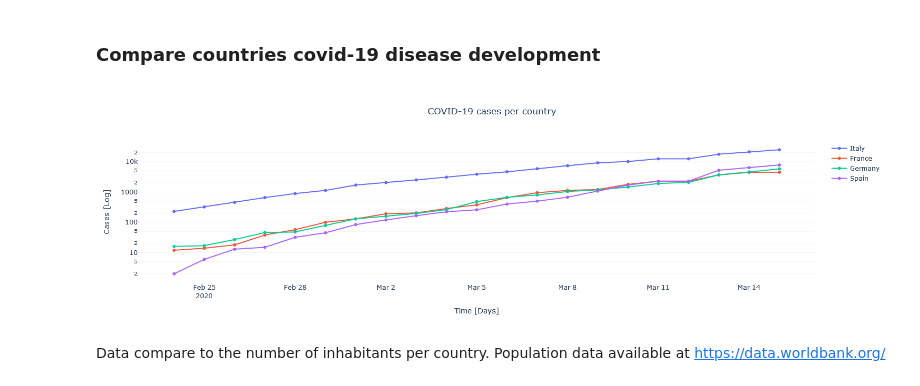
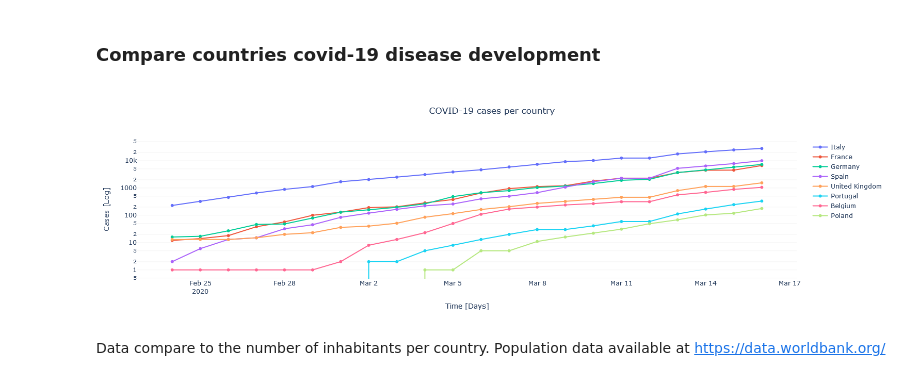
Before and after one commit to jsayri/analysis, a Jupyter notebook: COVID19_analysis/countries_comparison.ipynb, the cells around one changed output. Cells and saved outputs as stored; diff of their text form; code cells hidden in the pictures.

```diff
--- a/COVID19_analysis/countries_comparison.ipynb
+++ b/COVID19_analysis/countries_comparison.ipynb
@@ -262,37 +261,39 @@ Balance from Germnay
 ### Compare countries covid-19 disease development
 # %%
 # List with countries to compare
-list_c = ['Italy', 'France', 'Germany', 'Spain']
+list_c = ['Italy', 'France', 'Germany', 'Spain', 'United Kingdom', 'Portugal', 'Belgium', 'Poland']
 
 fig = go.Figure()
 
 for c in list_c:
     if c == 'France':
         data_c = np.array(df_c['France - France'], dtype=int)
+    elif c == 'United Kingdom':
+        data_c = np.array(df_c['United Kingdom - United Kingdom'], dtype=int)
     else:
         data_c = np.array(df_c[c], dtype=int)
 
     fig.add_trace(
         go.Scatter(
             mode = 'lines+markers',
             x = df_c.Date[mask],
             y = data_c[mask],
             name = c
         ))
 
 # change background color, yaxis type and horizontal bar selector
 fig.update_layout(
     xaxis_title = 'Time [Days]',
     yaxis_title = 'Cases [Log]',
     title = 'COVID-19 cases per country',
     title_x = 0.5,
     plot_bgcolor='white', yaxis_type="log"
 )
 
 # change y axis grid options
 fig.update_yaxes(showgrid=True, gridwidth=.3, gridcolor='gainsboro')
 # %% [output]
-[figure, old version]
+[figure, new version]
 # %% [markdown]
 Data compare to the number of inhabitants per country. Population data available at https://data.worldbank.org/
 # %%
```
Also changed, not shown: parts of 11 cells of this notebook, 1 other file.
